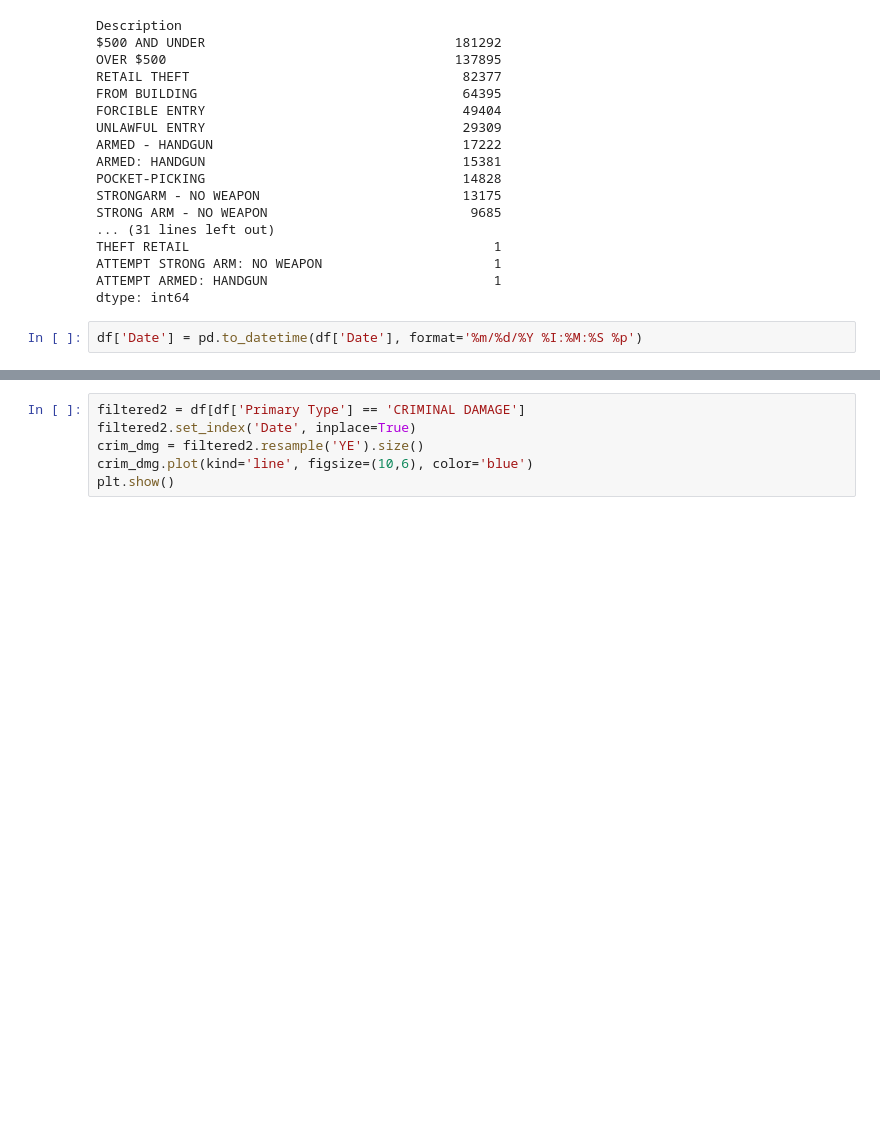
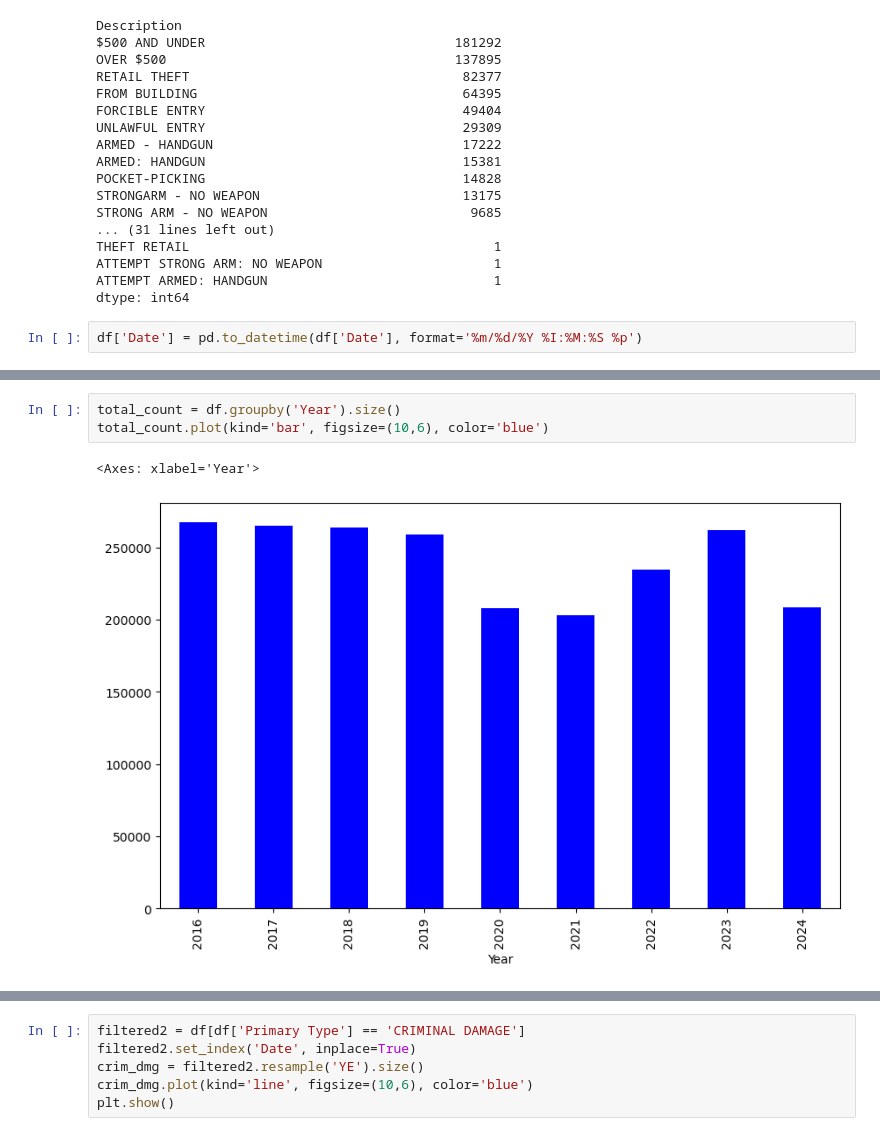
Before and after one commit to QJones76/team-project-1, a Jupyter notebook: Marks_Chicago_Crime.ipynb, the cells around one changed output, grey strips where cells are left out. Saved outputs shown, nothing was run; the diff lists cells and outputs as text; blank space fills up the shorter version.

```diff
--- a/Marks_Chicago_Crime.ipynb
+++ b/Marks_Chicago_Crime.ipynb
@@ -181,0 +243,6 @@ criminal_daamge.plot(
+# %%
+total_count = df.groupby('Year').size()
+total_count.plot(kind='bar', figsize=(10,6), color='blue')
+# %% [output]
+<Axes: xlabel='Year'>
+[figure, added]
```
Also changed, not shown: parts of 15 cells of this notebook, 2 other files.
